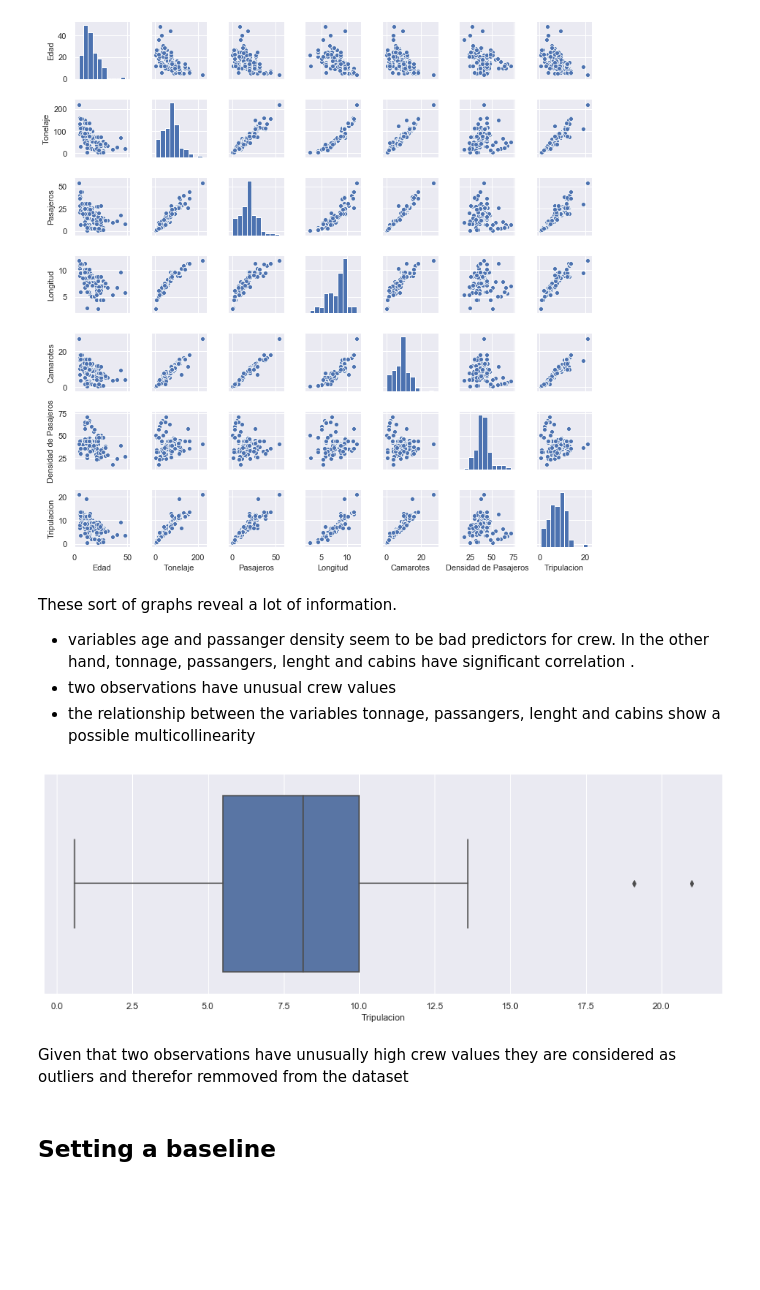
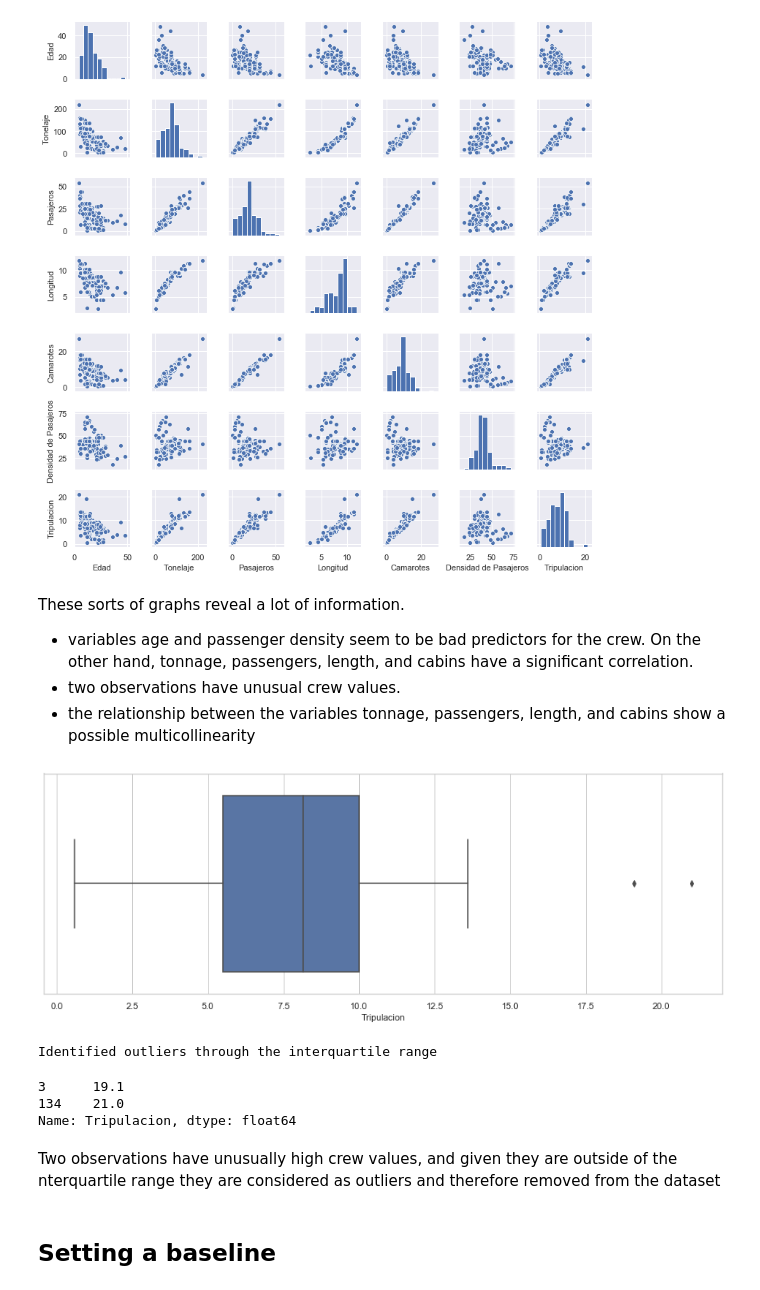
Before and after one commit to leonMoya/my_repo, a Jupyter notebook: Crew_Machine_Learning_model.ipynb, the cells around one changed output. Saved outputs shown, nothing was run; the diff lists cells and outputs as text; code cells hidden in the pictures; blank space fills up the shorter version.

Commit message:
documentation fixes and adding of interquartile range

```diff
--- a/Crew_Machine_Learning_model.ipynb
+++ b/Crew_Machine_Learning_model.ipynb
@@ -178,16 +182,30 @@ graph = sns.pairplot(ships, height=1.5)
 # %% [output]
 [figure]
 # %% [markdown]
-These sort of graphs reveal a lot of information.
- - variables age and passanger density seem to be bad predictors for crew. In the other hand, tonnage, passangers, lenght and cabins have significant correlation .
- - two observations have unusual crew values
- - the relationship between the variables tonnage, passangers, lenght and cabins show a possible multicollinearity
+These sorts of graphs reveal a lot of information.
+ - variables age and passenger density seem to be bad predictors for the crew. On the other hand, tonnage, passengers, length, and cabins have a significant correlation.
+ - two observations have unusual crew values.
+ - the relationship between the variables tonnage, passengers, length, and cabins show a possible multicollinearity
-# %%
-plt.figure(figsize=(15, 5))
-sns.boxplot(ships['Tripulacion'])
-plt.show()
-# %% [output]
-[figure, removed]
+# %%
+plt.figure(figsize=(15, 5))
+sns.boxplot(ships['Tripulacion'])
+plt.show()
+# Identifying outliers through the interquartile range
+q1 = ships['Tripulacion'].quantile(.25)
+q3 = ships['Tripulacion'].quantile(.75)
+iqr = q3 - q1
+outliers = (
+    (ships['Tripulacion'] < (q1 - 1.5 * iqr)) |
+    (ships['Tripulacion'] > (q3 + 1.5 * iqr))
+)
+print('Identified outliers through the interquartile range')
+ships['Tripulacion'][outliers]
+# %% [output]
+[figure, added]
+Identified outliers through the interquartile range
+3      19.1
+134    21.0
+Name: Tripulacion, dtype: float64
 # %% [markdown]
-Given that two observations have unusually high crew values they are considered as outliers and therefor remmoved from the dataset
+Two observations have unusually high crew values, and given they are outside of the nterquartile range they are considered as outliers and therefore removed from the dataset
 # %%
```
Also changed, not shown: parts of 34 cells of this notebook.
